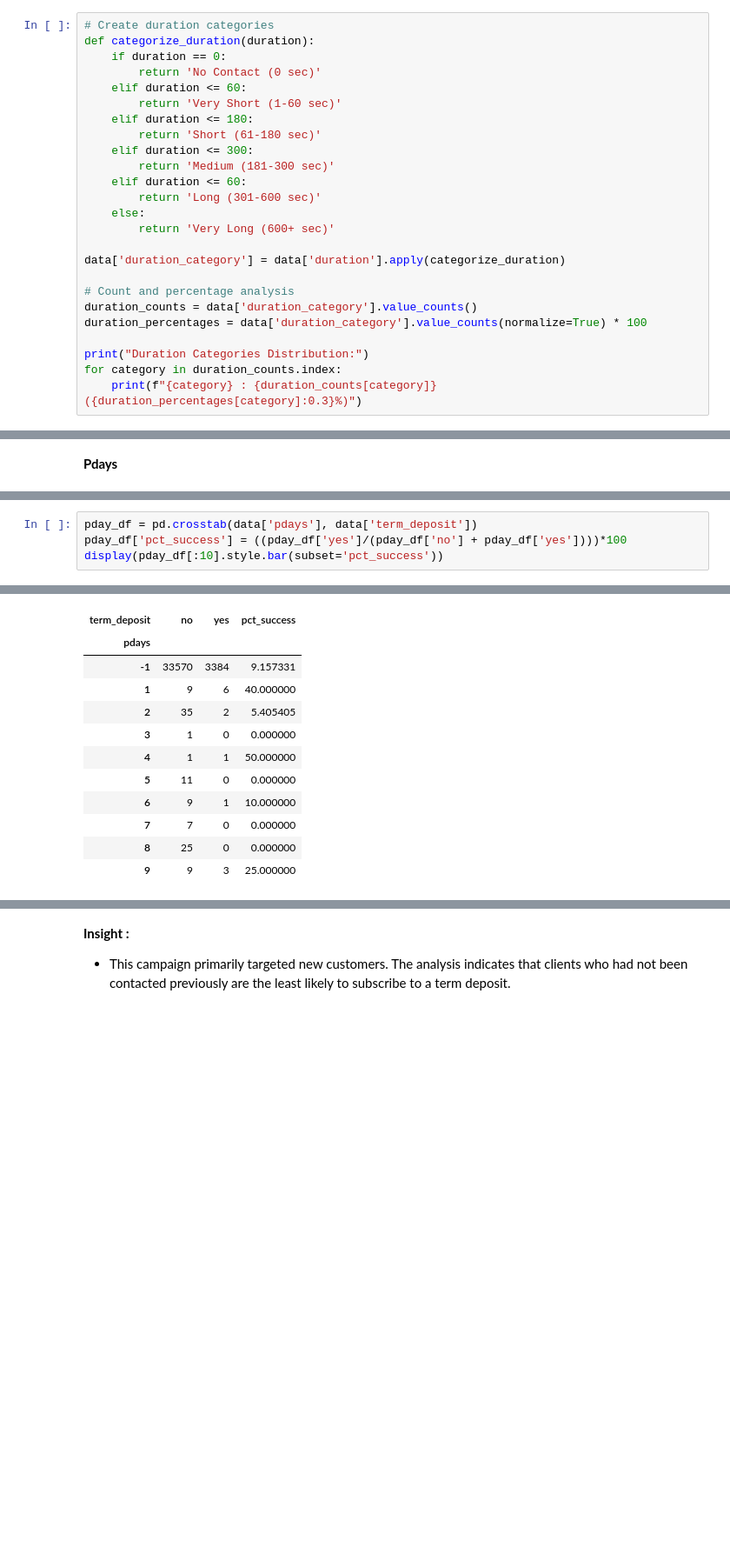
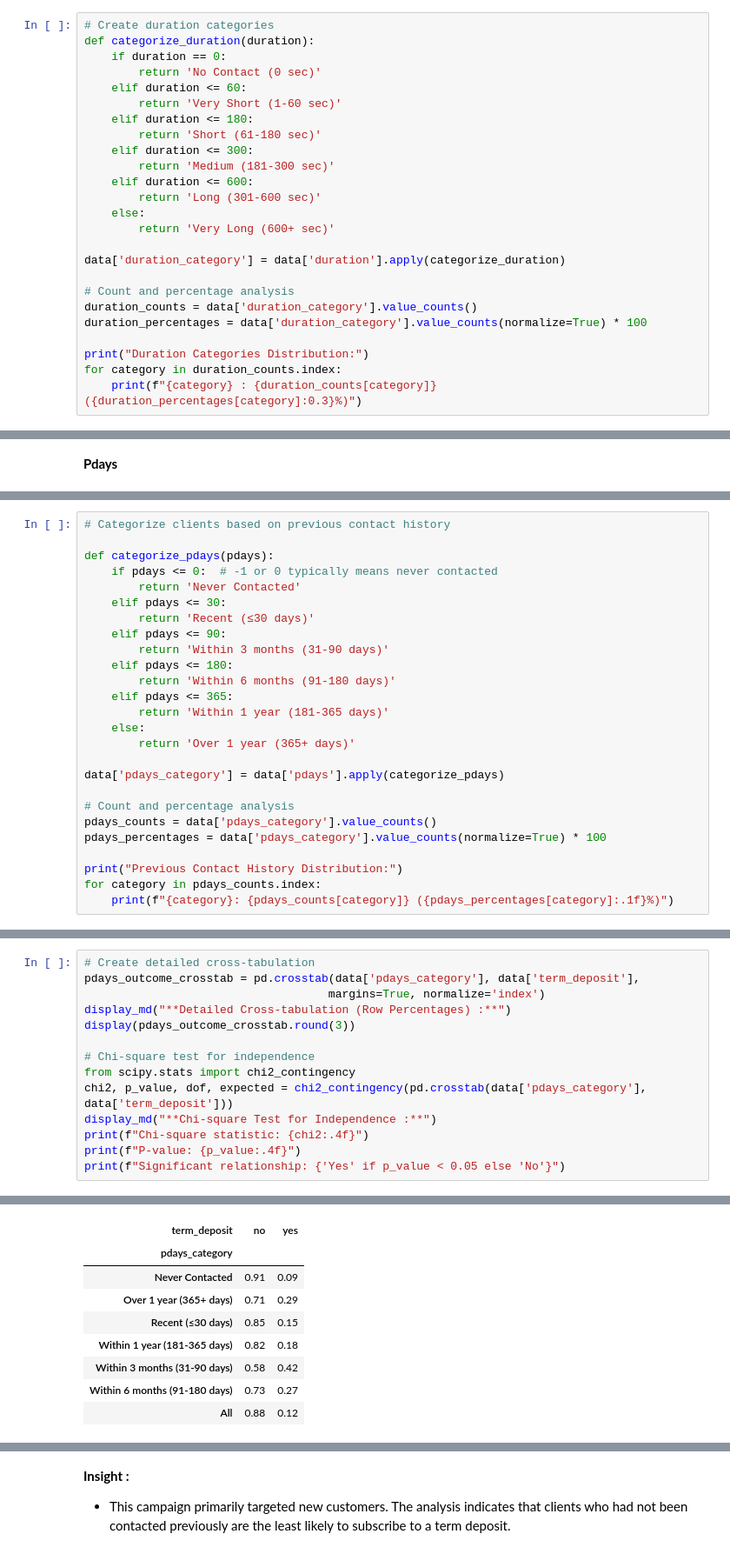
Before and after one commit to annugit1655/Bank-TeleMarketing, a Jupyter notebook: notebooks/01-Data-Cleaning.ipynb, the cells around one changed output, grey strips where cells are left out. Shown at 87% size. Cells and saved outputs as stored; diff of their text form; blank space fills up the shorter version.

```diff
--- a/notebooks/01-Data-Cleaning.ipynb
+++ b/notebooks/01-Data-Cleaning.ipynb
@@ -1180,7 +1165,7 @@ def categorize_duration(duration):
         return 'Short (61-180 sec)'
     elif duration <= 300:
         return 'Medium (181-300 sec)'
-    elif duration <= 60:
+    elif duration <= 600:
         return 'Long (301-600 sec)'
     else:
         return 'Very Long (600+ sec)'
@@ -1526,0 +1575,26 @@ Name: count, dtype: int64
+# %%
+# Categorize clients based on previous contact history
+
+def categorize_pdays(pdays):
+    if pdays <= 0:  # -1 or 0 typically means never contacted
+        return 'Never Contacted'
+    elif pdays <= 30:
+        return 'Recent (≤30 days)'
+    elif pdays <= 90:
+        return 'Within 3 months (31-90 days)'
+    elif pdays <= 180:
+        return 'Within 6 months (91-180 days)'
+    elif pdays <= 365:
+        return 'Within 1 year (181-365 days)'
+    else:
+        return 'Over 1 year (365+ days)'
+
+data['pdays_category'] = data['pdays'].apply(categorize_pdays)
+
+# Count and percentage analysis
+pdays_counts = data['pdays_category'].value_counts()
+pdays_percentages = data['pdays_category'].value_counts(normalize=True) * 100
+
+print("Previous Contact History Distribution:")
+for category in pdays_counts.index:
+    print(f"{category}: {pdays_counts[category]} ({pdays_percentages[category]:.1f}%)")
@@ -1527,5 +1729,15 @@ Name: count, dtype: int64
 # %%
-pday_df = pd.crosstab(data['pdays'], data['term_deposit'])
-pday_df['pct_success'] = ((pday_df['yes']/(pday_df['no'] + pday_df['yes'])))*100
-display(pday_df[:10].style.bar(subset='pct_success'))
+# Create detailed cross-tabulation
+pdays_outcome_crosstab = pd.crosstab(data['pdays_category'], data['term_deposit'],
+                                    margins=True, normalize='index')
+display_md("**Detailed Cross-tabulation (Row Percentages) :**")
+display(pdays_outcome_crosstab.round(3))
+
+# Chi-square test for independence
+from scipy.stats import chi2_contingency
+chi2, p_value, dof, expected = chi2_contingency(pd.crosstab(data['pdays_category'], data['term_deposit']))
+display_md("**Chi-square Test for Independence :**")
+print(f"Chi-square statistic: {chi2:.4f}")
+print(f"P-value: {p_value:.4f}")
+print(f"Significant relationship: {'Yes' if p_value < 0.05 else 'No'}")
 # %% [output]
@@ -1532,12 +1745,9 @@ display(pday_df[:10].style.bar(subset='pct_success'))
-| term_deposit | no | yes | pct_success |
-| pdays |  |  |  |
-| -1 | 33570 | 3384 | 9.157331 |
-| 1 | 9 | 6 | 40.000000 |
-| 2 | 35 | 2 | 5.405405 |
-| 3 | 1 | 0 | 0.000000 |
-| 4 | 1 | 1 | 50.000000 |
-| 5 | 11 | 0 | 0.000000 |
-| 6 | 9 | 1 | 10.000000 |
-| 7 | 7 | 0 | 0.000000 |
-| 8 | 25 | 0 | 0.000000 |
-| 9 | 9 | 3 | 25.000000 |
+| term_deposit | no | yes |
+| pdays_category |  |  |
+| Never Contacted | 0.91 | 0.09 |
+| Over 1 year (365+ days) | 0.71 | 0.29 |
+| Recent (≤30 days) | 0.85 | 0.15 |
+| Within 1 year (181-365 days) | 0.82 | 0.18 |
+| Within 3 months (31-90 days) | 0.58 | 0.42 |
+| Within 6 months (91-180 days) | 0.73 | 0.27 |
+| All | 0.88 | 0.12 |
```
Also changed, not shown: parts of 23 cells of this notebook.
